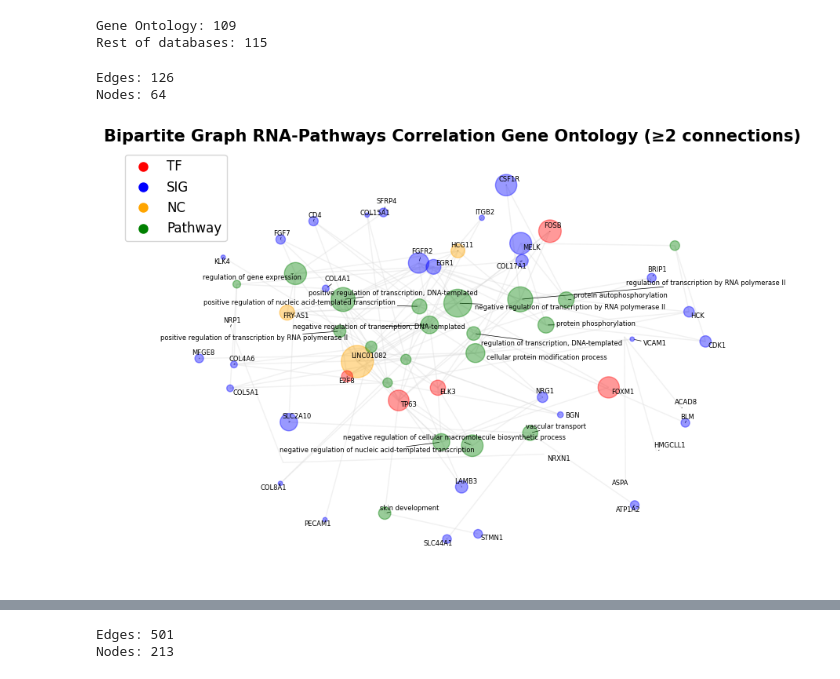
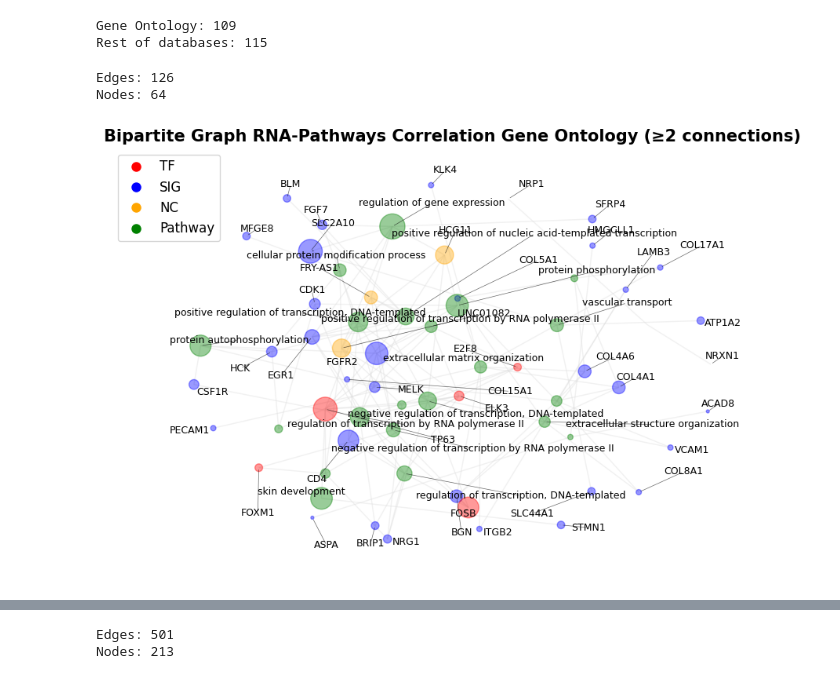
Before and after one commit to BiodataAnalysisGroup/lncAPNet, a Jupyter notebook: Pilot_2_Prostate/notebooks/Post-hoc_Analysis/Networks_sc1.ipynb, the cells around one changed output, grey strips where cells are left out. Saved outputs shown, nothing was run; the diff lists cells and outputs as text; code cells hidden in the pictures.

```diff
--- a/Pilot_2_Prostate/notebooks/Post-hoc_Analysis/Networks_sc1.ipynb
+++ b/Pilot_2_Prostate/notebooks/Post-hoc_Analysis/Networks_sc1.ipynb
@@ -474,52 +471,54 @@ print("Gene Ontology:", len(node_combined_go), "\n"
 Gene Ontology: 109
 Rest of databases: 115
 # %%
-# Step 1: Read the DataFrame with the edge connections
+import pandas as pd
+import networkx as nx
+import matplotlib.pyplot as plt
+import re
+from adjustText import adjust_text
+
+# --- Step 1: Read the DataFrame with the edge connections ---
 df_edges = df_go
 
-# Step 2: Read the DataFrame with node attributes
+# --- Step 2: Read the DataFrame with node attributes ---
 df_node_attributes = node_combined_go
 
-#df_edges = df_edges[df_edges['source'].isin(df_node_attributes['ID']) | df_edges['target'].isin(df_node_attributes['ID'])]
+# Keep only edges where both source and target exist in the node attribute table
 df_edges = df_edges[df_edges['source'].isin(df_node_attributes['ID']) & df_edges['target'].isin(df_node_attributes['ID'])]
 
-# Step 3: Create a undirected graph
+# --- Step 3: Create an undirected graph ---
 G = nx.Graph()
 
-# Step 4: Add edges to the graph
+# --- Step 4: Add edges to the graph ---
 for index, row in df_edges.iterrows():
     source = row['source']
     target = row['target']
     attributes = row.drop(['source', 'target'])  # Extract edge attributes
-    G.add_edge(source, target, **attributes)  # Add edge with attributes
+    G.add_edge(source, target, **attributes)
 
-# Step 5: Transfer node attributes
+# --- Step 5: Transfer node attributes ---
 for index, row in df_node_attributes.iterrows():
     node_name = row['ID']
     if node_name in G.nodes:
         attributes = row.drop('ID')  # Remove the node name to keep only the attributes
         G.nodes[node_name].update(attributes)
 
-# Add a new attribute 'label' with node names
+# Add a 'label' attribute for node names
 for node in G.nodes:
-    G.nodes[node]['label'] = str(node)  # Set 'label' attribute to node name (convert to string if needed)
+    G.nodes[node]['label'] = str(node)
 
 print(f"Edges: {len(G.edges)}")
 print(f"Nodes: {len(G.nodes)}")
 
-import networkx as nx
-import matplotlib.pyplot as plt
-import re
-from adjustText import adjust_text
-
+# --- Visualization setup ---
 F = G
 
 # Parameters
 label_types = {'NC', 'TF', 'SIG'}
-top_n_pathways = 15   # number of top pathways to label
-min_degree_pathway = 2  # keep only pathways with >= 3 connections
+top_n_pathways = 15       # Number of top pathways to label
+min_degree_pathway = 2    # Keep only pathways with ≥2 connections
 
-# Clean labels function
+# --- Clean labels function ---
 def clean_label(label):
     patterns = [r'R-HSA-\d+', r'WP\d+', r'\(GO:\d+\)']
     for pattern in patterns:
@@ -532,14 +531,14 @@ pathways_to_keep = [
     if F.nodes[n]['Type'] == 'Pathway' and F.degree(n) >= min_degree_pathway
 ]
 
-# Create subgraph with those pathways + all other node types
+# Create subgraph with those pathways + other node types
 nodes_to_keep = [
     n for n in F.nodes()
     if F.nodes[n]['Type'] in label_types or n in pathways_to_keep
 ]
 F_filtered = F.subgraph(nodes_to_keep).copy()
 
-# Recompute centrality on filtered graph
+# Compute centrality on filtered graph
 centrality = nx.betweenness_centrality(F_filtered, k=10, endpoints=True)
 
 # Compute pathway correlation (using centrality as proxy)
@@ -548,47 +547,66 @@ pathway_corr = {n: centrality[n] for n in F_filtered.nodes() if F_filtered.nodes
 # Select top N pathways
 top_pathways = sorted(pathway_corr, key=pathway_corr.get, reverse=True)[:top_n_pathways]
 
-# Create label dictionary: NC, TF, SIG + top pathways
+# Create label dictionary for NC, TF, SIG + top pathways
 cleaned_labels = {}
 for node in F_filtered.nodes():
     if F_filtered.nodes[node]['Type'] in label_types or node in top_pathways:
         cleaned_labels[node] = clean_label(node)
 
-# Compute positions, colors, and node sizes
-pos = nx.spring_layout(F_filtered, k=0.8, seed=1400)
+# --- Compute positions, colors, and node sizes ---
+pos = nx.spring_layout(F_filtered, k=0.8, seed=1420)
 type_color_map = {'TF': 'red', 'SIG': 'blue', 'NC': 'orange', 'Pathway': 'green'}
 node_color = [type_color_map.get(F_filtered.nodes[node]['Type'], 'grey') for node in F_filtered.nodes()]
 node_size = [centrality[v] * 5000 for v in F_filtered.nodes()]
 
-# Plot graph
+# --- Plot graph ---
 fig, ax = plt.subplots(figsize=(9, 6))
 
 nx.draw_networkx_nodes(F_filtered, pos=pos, node_color=node_color, node_size=node_size, alpha=0.4)
 nx.draw_networkx_edges(F_filtered, pos=pos, edge_color="gainsboro", alpha=0.4)
 
-# Add labels
+# --- Add larger labels (not bold) ---
 texts = []
 for node, label in cleaned_labels.items():
     x, y = pos[node]
-    text = ax.text(x, y, label, fontsize=6, ha='center', va='center')
+    text = ax.text(
+        x, y, label,
+        fontsize=9,       # ↑ larger label size
+        ha='center', va='center', color='black'
+    )
     texts.append(text)
 
-adjust_text(texts, arrowprops=dict(arrowstyle='-', color='black', lw=0.5))
+# --- Adjust label positions for better spacing ---
+adjust_text(
+    texts,
+    arrowprops=dict(arrowstyle='-', color='black', lw=0.5, alpha=0.6),
+    expand_points=(2.5, 2.5),
+    expand_text=(2.5, 2.5),
+    force_points=2.5,
+    force_text=2.5,
+    lim=500
+)
 
-# Legend
+# --- Legend ---
 handles = [plt.Line2D([0], [0], marker='o', color='w', markerfacecolor=color, markersize=10)
            for color in type_color_map.values()]
 labels = list(type_color_map.keys())
 ax.legend(handles=handles, labels=labels, loc='upper left', fontsize=12)
 
-plt.title("Bipartite Graph RNA-Pathways Correlation Gene Ontology (≥2 connections)", fontsize=15, fontweight='bold')
+# --- Title and layout ---
+plt.title(
+    "Bipartite Graph RNA-Pathways Correlation Gene Ontology (≥2 connections)",
+    fontsize=15, fontweight='bold'
+)
 ax.margins(0.1, 0.05)
 fig.tight_layout()
 plt.axis("off")
+
+# --- Save and show ---
 plt.savefig("../../figures/Bipartite_graph_Prostate_filtered_GO.png", dpi=300, bbox_inches='tight')
 plt.show()
 # %% [output]
 Edges: 126
 Nodes: 64
-[figure, old version]
+[figure, new version]
 # %%
```
Also changed, not shown: parts of 2 cells of this notebook, 25 other files.
